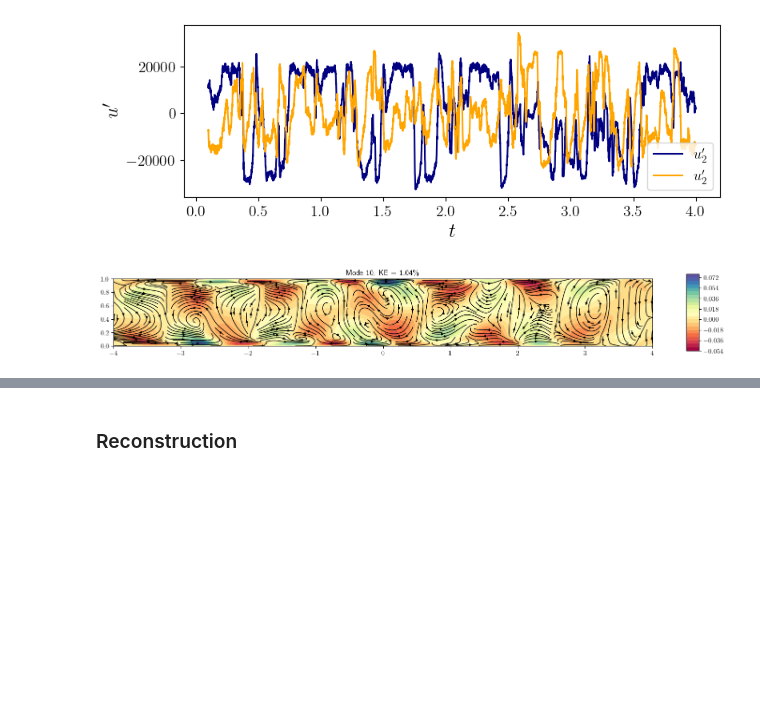
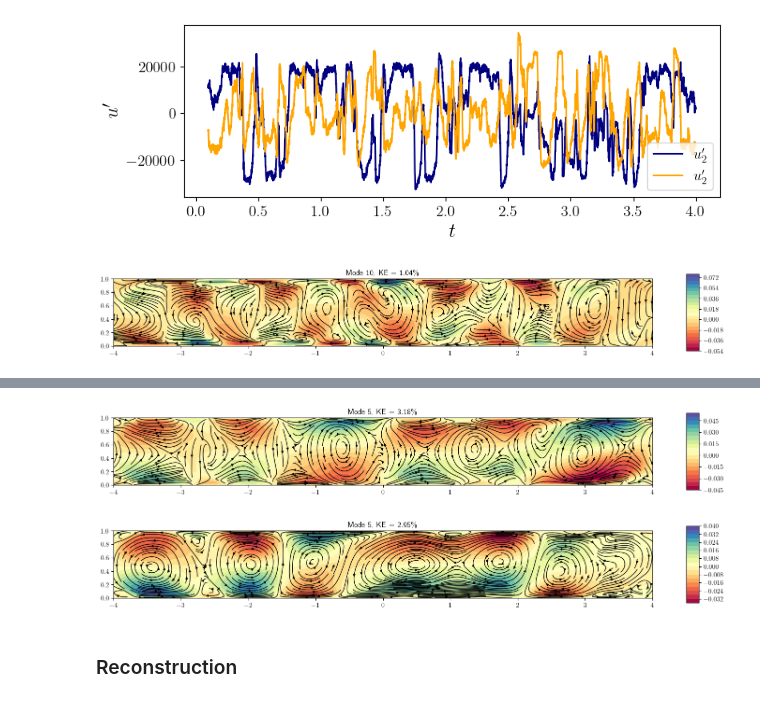
Before and after one commit to Julielmnt/Stage_M2, a Jupyter notebook: code/POD.ipynb, the cells around one changed output, grey strips where cells are left out. Saved outputs shown, nothing was run; the diff lists cells and outputs as text; code cells hidden in the pictures; blank space fills up the shorter version.

```diff
--- a/code/POD.ipynb
+++ b/code/POD.ipynb
@@ -331,2 +377,17 @@ plt.show()
+# %%
+j= 5
+
+from POD import streamplot_mode
+streamplot_mode(POD_modes_u, POD_modes_w, POD_modes_u, KE_modes_all, j, x, z)
+
+plt.tight_layout()
+
+streamplot_mode(PODu, PODw, PODu, KE_modes_uw, j, x, z)
+
+plt.tight_layout()
+plt.show()
+# %% [output]
+[figure, added]
+[figure, added]
 # %% [markdown]
 ### Reconstruction
```
Also changed, not shown: parts of 40 cells of this notebook, 11 other files.
